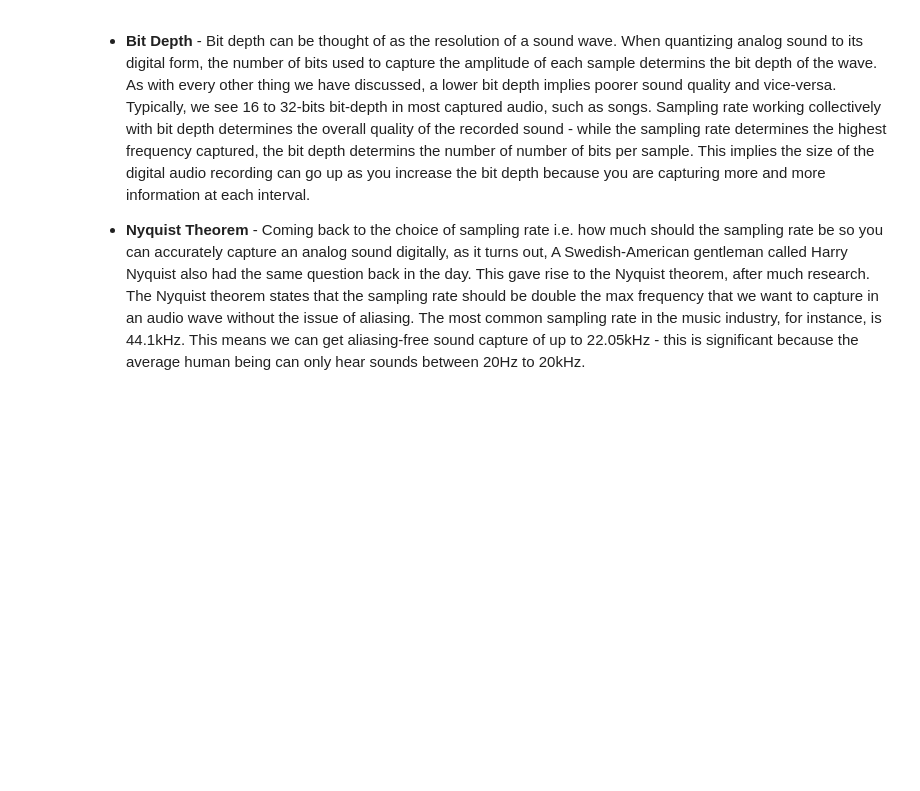
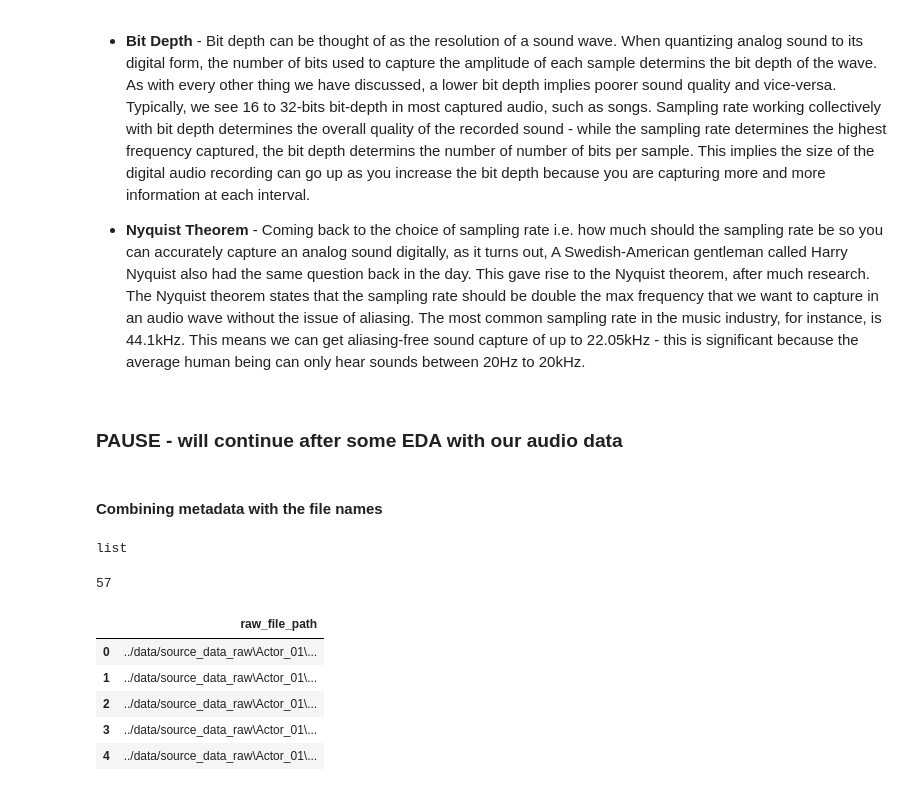
Before and after one commit to Aritra96/rvdess_audio_classification, a Jupyter notebook: dev/ravdess_eda.ipynb, the cells around one changed output. Saved outputs shown, nothing was run; the diff lists cells and outputs as text; code cells hidden in the pictures; blank space fills up the shorter version.

```diff
--- a/dev/ravdess_eda.ipynb
+++ b/dev/ravdess_eda.ipynb
@@ -119,3 +119,15 @@ You see, the way we used to capture sound is known as "analog" sound capturing -
 * **Bit Depth** - Bit depth can be thought of as the resolution of a sound wave. When quantizing analog sound to its digital form, the number of bits used to capture the amplitude of each sample determins the bit depth of the wave. As with every other thing we have discussed, a lower bit depth implies poorer sound quality and vice-versa. Typically, we see 16 to 32-bits bit-depth in most captured audio, such as songs. Sampling rate working collectively with bit depth determines the overall quality of the recorded sound - while the sampling rate determines the highest frequency captured, the bit depth determins the number of number of bits per sample. This implies the size of the digital audio recording can go up as you increase the bit depth because you are capturing more and more information at each interval.
 
 * **Nyquist Theorem** - Coming back to the choice of sampling rate i.e. how much should the sampling rate be so you can accurately capture an analog sound digitally, as it turns out, A Swedish-American gentleman called Harry Nyquist also had the same question back in the day. This gave rise to the Nyquist theorem, after much research. The Nyquist theorem states that the sampling rate should be double the max frequency that we want to capture in an audio wave without the issue of aliasing. The most common sampling rate in the music industry, for instance, is 44.1kHz. This means we can get aliasing-free sound capture of up to 22.05kHz - this is significant because the average human being can only hear sounds between 20Hz to 20kHz.
+# %% [markdown]
+### PAUSE - will continue after some EDA with our audio data
+# %% [markdown]
+#### Combining metadata with the file names
+# %%
+# Back to our EDA
+
+# Let's start with loading the audio data
+
+type(audio_full_set)
+# %% [output]
+list
@@ -121,0 +138,15 @@ You see, the way we used to capture sound is known as "analog" sound capturing -
+# %%
+full_ravdess_df["raw_file_path"].str.len().max()
+# %% [output]
+57
+# %%
+pd.options.display.max_colwidth = 58
+
+full_ravdess_df.head()
+# %% [output]
+|  | raw_file_path |
+| 0 | ../data/source_data_raw\Actor_01\... |
+| 1 | ../data/source_data_raw\Actor_01\... |
+| 2 | ../data/source_data_raw\Actor_01\... |
+| 3 | ../data/source_data_raw\Actor_01\... |
+| 4 | ../data/source_data_raw\Actor_01\... |
```
Also changed, not shown: parts of 6 cells of this notebook.
